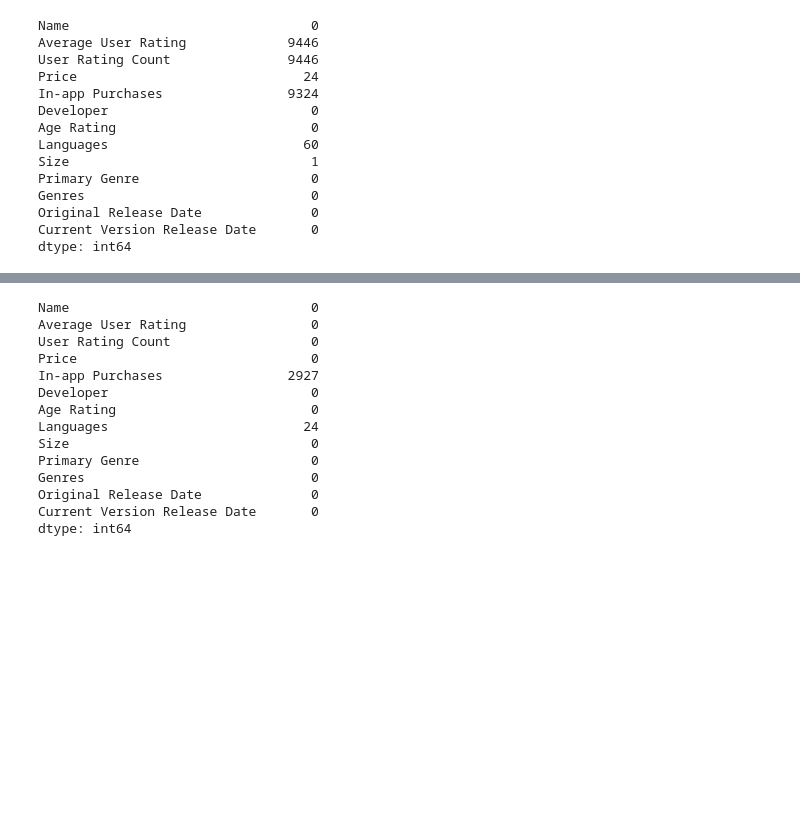
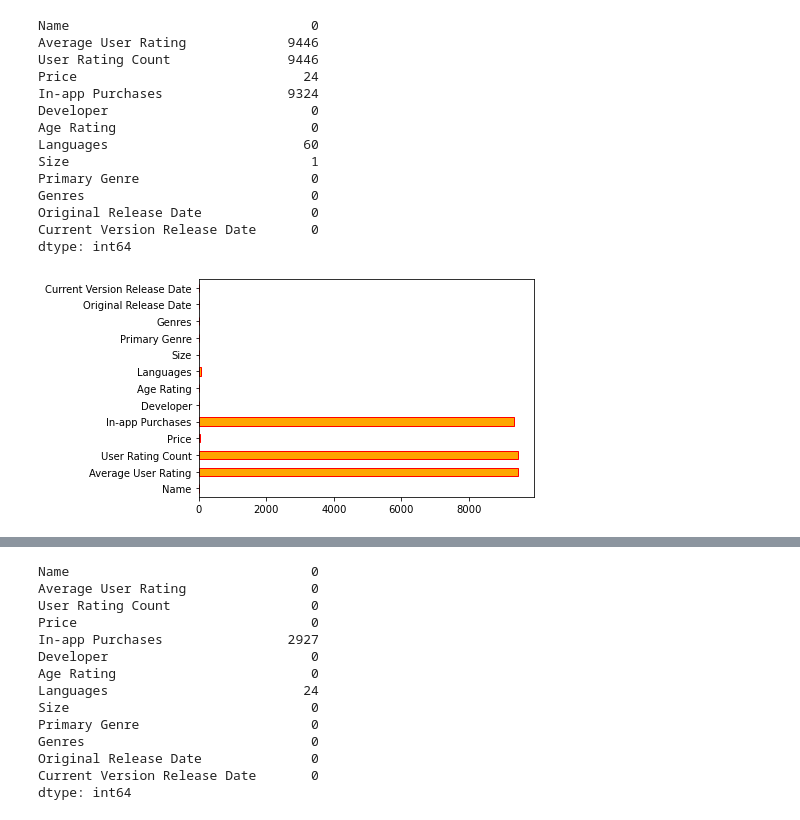
Before and after one commit to adiathi/Mobile-Games-Success-And-Failure-Rate, a Jupyter notebook: EDA Project.ipynb, the cells around one changed output, grey strips where cells are left out. Cells and saved outputs as stored; diff of their text form; code cells hidden in the pictures; blank space fills up the shorter version.

```diff
--- a/EDA Project.ipynb
+++ b/EDA Project.ipynb
@@ -107,3 +116,8 @@ Genres                             0
 Original Release Date              0
 Current Version Release Date       0
 dtype: int64
+# %%
+ndata.isna().sum().plot(kind="barh",color = 'orange', edgecolor= 'red')
+plt.show()
+# %% [output]
+[figure, added]
```
Also changed, not shown: parts of 65 cells of this notebook, 1 other file.
